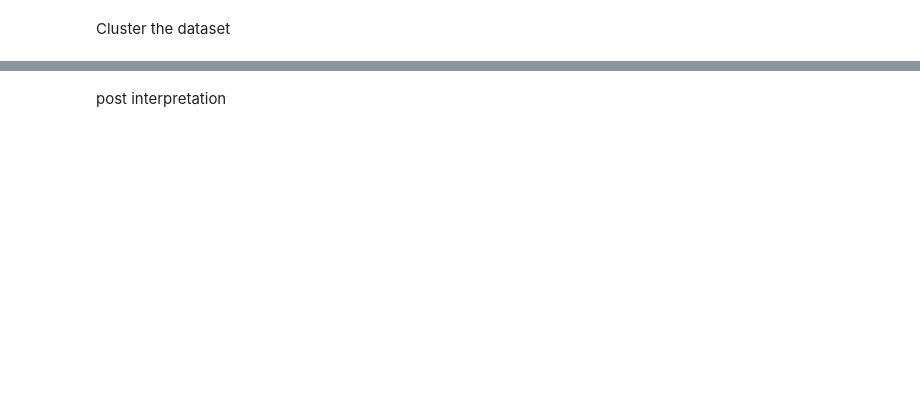
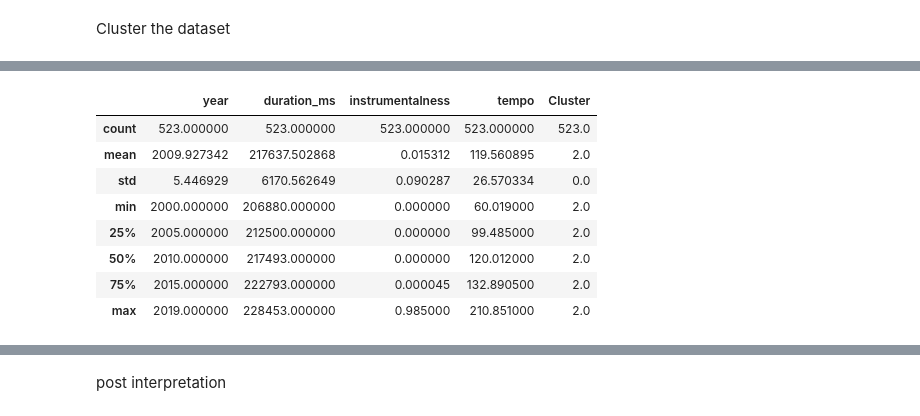
Before and after one commit to angelocguerra/csmodel-casestudy, a Jupyter notebook: MCO2.ipynb, the cells around one changed output, grey strips where cells are left out. Cells and saved outputs as stored; diff of their text form; code cells hidden in the pictures; blank space fills up the shorter version.

```diff
--- a/MCO2.ipynb
+++ b/MCO2.ipynb
@@ -1155,0 +1203,12 @@ fig.show()
+# %%
+cluster_2.describe()
+# %% [output]
+|  | year | duration_ms | instrumentalness | tempo | Cluster |
+| count | 523.000000 | 523.000000 | 523.000000 | 523.000000 | 523.0 |
+| mean | 2009.927342 | 217637.502868 | 0.015312 | 119.560895 | 2.0 |
+| std | 5.446929 | 6170.562649 | 0.090287 | 26.570334 | 0.0 |
+| min | 2000.000000 | 206880.000000 | 0.000000 | 60.019000 | 2.0 |
+| 25% | 2005.000000 | 212500.000000 | 0.000000 | 99.485000 | 2.0 |
+| 50% | 2010.000000 | 217493.000000 | 0.000000 | 120.012000 | 2.0 |
+| 75% | 2015.000000 | 222793.000000 | 0.000045 | 132.890500 | 2.0 |
+| max | 2019.000000 | 228453.000000 | 0.985000 | 210.851000 | 2.0 |
```
Also changed, not shown: parts of 32 cells of this notebook.
